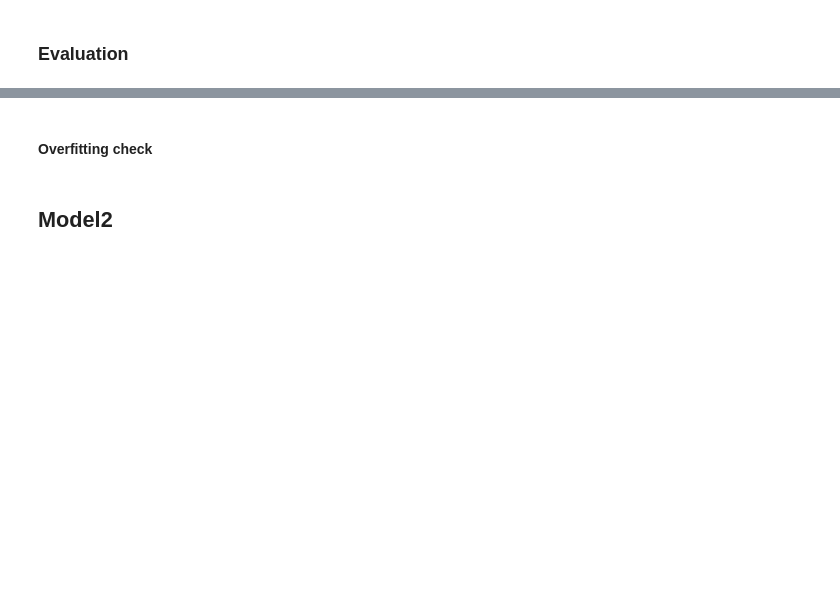
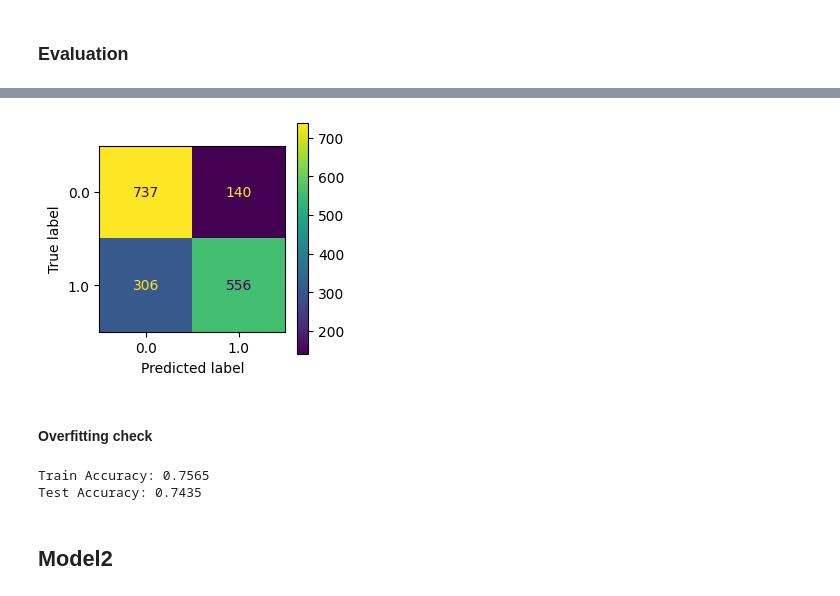
Before and after one commit to marta-glanowska/data-science, a Jupyter notebook: Projects/Classification/Classification_spaceship titanic.ipynb, the cells around one changed output, grey strips where cells are left out. Saved outputs shown, nothing was run; the diff lists cells and outputs as text; code cells hidden in the pictures; blank space fills up the shorter version.

Commit message:
Knn model added

```diff
--- a/Projects/Classification/Classification_spaceship titanic.ipynb
+++ b/Projects/Classification/Classification_spaceship titanic.ipynb
@@ -439,0 +453,12 @@ from sklearn.preprocessing import StandardScaler
+# %%
+param_grid = {
+    'n_neighbors': [5, 10, 10, 20, 50],
+    'weights': ['uniform', 'distance'],
+    'algorithm': ['auto', 'ball_tree', 'kd_tree', 'brute'],
+    'metric': ['euclidean', 'manhattan', 'minkowski', 'chebyshev'],
+    'p': [1,2]
+}
+# %%
+grid_knn_model = GridSearchCV(knn_model, param_grid, cv=10)
+# %%
+grid_knn_model.fit(scaled_X_train, y_train)
@@ -440,2 +480,4 @@ from sklearn.preprocessing import StandardScaler
 # %% [markdown]
 ### Evaluation
+# %%
+y_pred = grid_knn_model.predict(scaled_X_test)
@@ -442,5 +501,23 @@ from sklearn.preprocessing import StandardScaler
+# %%
+conf_matrix = confusion_matrix(y_test, y_pred)
+disp = ConfusionMatrixDisplay(conf_matrix, display_labels=grid_knn_model.classes_)
+
+fig, ax = plt.subplots(figsize=(3,3))
+disp.plot(ax=ax)
+plt.show()
+# %% [output]
+[figure, added]
 # %% [markdown]
 #### Overfitting check
+# %%
+train_acc = accuracy_score(y_train, grid_knn_model.predict(scaled_X_train))
+test_acc = accuracy_score(y_test, y_pred)
+
+print(f'Train Accuracy: {train_acc:.4f}')
+print(f'Test Accuracy: {test_acc:.4f}')
+# %% [output]
+Train Accuracy: 0.7565
+Test Accuracy: 0.7435
 # %% [markdown]
 ## Model2
 # %% [markdown]
```
Also changed, not shown: parts of 16 cells of this notebook.
